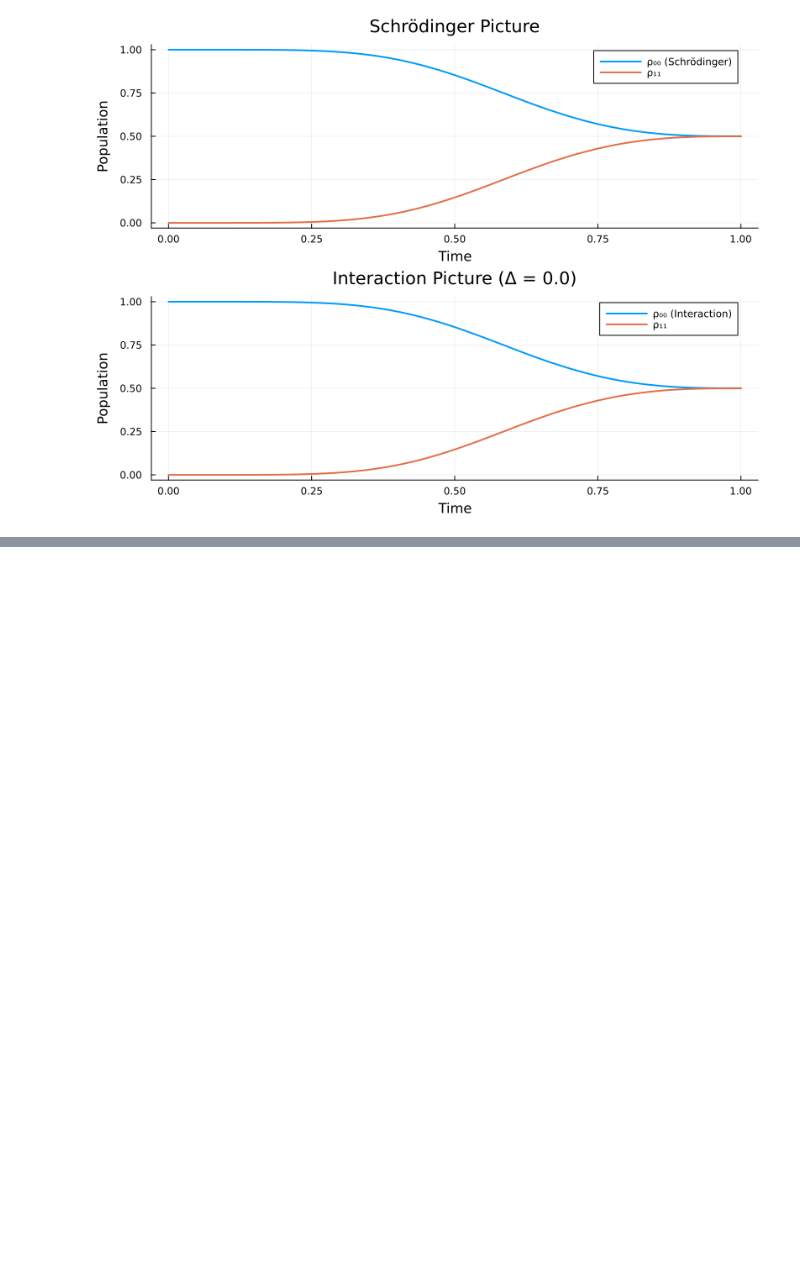
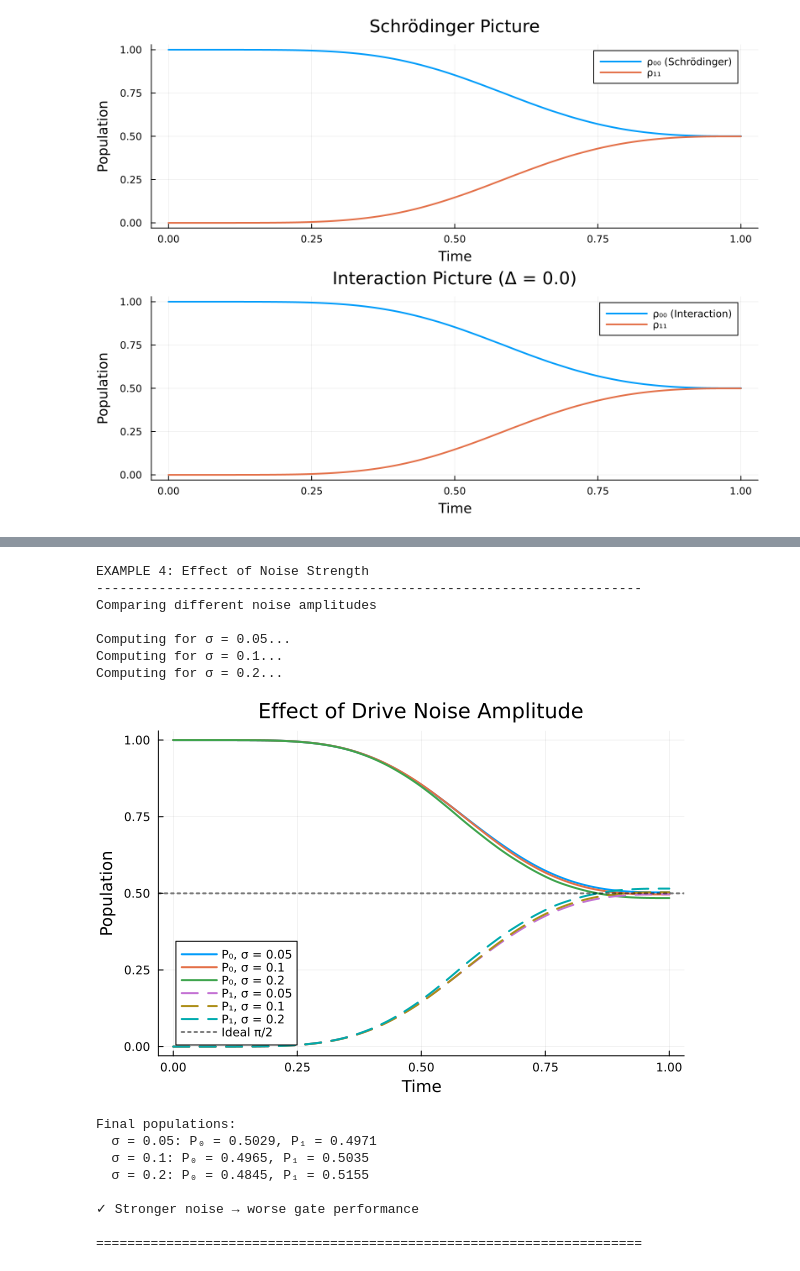
Before and after one commit to JerisonP/quantum-noise-modeling, a Jupyter notebook: quantum-noise.ipynb, the cells around one changed output, grey strips where cells are left out. Saved outputs shown, nothing was run; the diff lists cells and outputs as text; code cells hidden in the pictures; blank space fills up the shorter version.

```diff
--- a/quantum-noise.ipynb
+++ b/quantum-noise.ipynb
@@ -460,0 +645,72 @@ Sweep Complete!
+# %%
+# ============================================================================
+# EXAMPLE 4: Effect of Noise Strength
+# ============================================================================
+println("EXAMPLE 4: Effect of Noise Strength")
+println("-" ^70)
+println("Comparing different noise amplitudes\n")
+
+σ_values = [0.05, 0.1, 0.2]
+results_noise = []
+
+for σ_test in σ_values
+    println("Computing for σ = $σ_test...")
+    sup_test = compute_interaction_picture_superoperator(
+        tg, θ, τ_c, σ_test, 30,
+        n_times=301, verbose=false
+    )
+    res = apply_interaction_superoperator(ρ0, sup_test, verbose=false)
+    push!(results_noise, res)
+end
+
+# Plot BOTH P₀ and P₁
+p4 = plot(xlabel="Time", ylabel="Population",
+         title="Effect of Drive Noise Amplitude",
+         legend=:bottomleft)  # Bottom left corner
+
+# Plot P₀ (ground state) with solid lines
+for (i, σ_test) in enumerate(σ_values)
+    pops_test = extract_populations(results_noise[i].ρ_lab)
+    plot!(p4, results_noise[i].times, pops_test.P0,
+          label="P₀, σ = $σ_test", linewidth=2, linestyle=:solid)
+end
+
+# Plot P₁ (excited state) with dashed lines
+for (i, σ_test) in enumerate(σ_values)
+    pops_test = extract_populations(results_noise[i].ρ_lab)
+    plot!(p4, results_noise[i].times, pops_test.P1,
+          label="P₁, σ = $σ_test", linewidth=2, linestyle=:dash)
+end
+
+hline!(p4, [0.5], label="Ideal π/2", linestyle=:dot, color=:black,
+       alpha=0.5, linewidth=2)
+
+display(p4)
+savefig(p4, "example4_noise_strength.png")
+
+println("\nFinal populations:")
+for (i, σ_test) in enumerate(σ_values)
+    pops_test = extract_populations(results_noise[i].ρ_lab)
+    println("  σ = $σ_test: P₀ = ", @sprintf("%.4f", pops_test.P0[end]),
+            ", P₁ = ", @sprintf("%.4f", pops_test.P1[end]))
+end
+println("\n✓ Stronger noise → worse gate performance")
+
+println("\n" * "="^70 * "\n")
+# %% [output]
+EXAMPLE 4: Effect of Noise Strength
+----------------------------------------------------------------------
+Comparing different noise amplitudes
+
+Computing for σ = 0.05...
+Computing for σ = 0.1...
+Computing for σ = 0.2...
+[figure, added]
+Final populations:
+  σ = 0.05: P₀ = 0.5029, P₁ = 0.4971
+  σ = 0.1: P₀ = 0.4965, P₁ = 0.5035
+  σ = 0.2: P₀ = 0.4845, P₁ = 0.5155
+
+✓ Stronger noise → worse gate performance
+
+======================================================================
```
Also changed, not shown: parts of 8 cells of this notebook, 1 other file.
